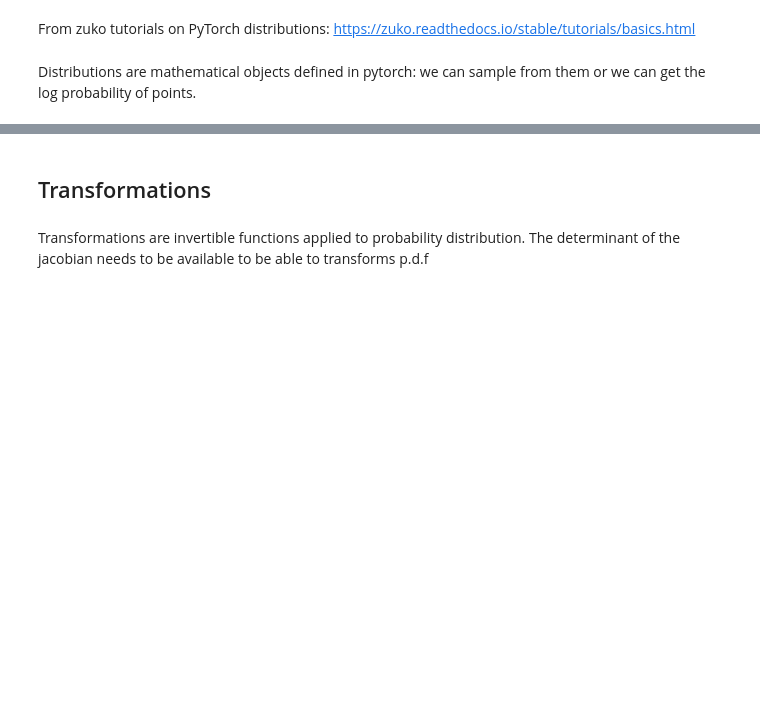
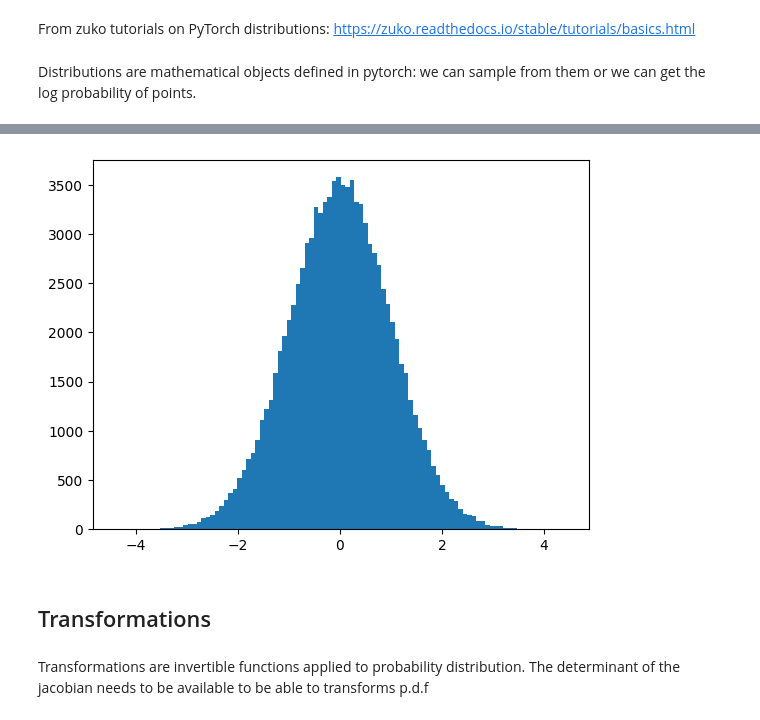
Before and after one commit to valsdav/PhDCourse_MLForPrecisionPhysics_2024, a Jupyter notebook: 4_NormalizingFlowsPlayground.ipynb, the cells around one changed output, grey strips where cells are left out. Saved outputs shown, nothing was run; the diff lists cells and outputs as text; code cells hidden in the pictures; blank space fills up the shorter version.

```diff
--- a/4_NormalizingFlowsPlayground.ipynb
+++ b/4_NormalizingFlowsPlayground.ipynb
@@ -26,3 +26,8 @@ x, log_p
+# %%
+x = distribution.sample((100000,))
+plt.hist(x, bins=100);
+# %% [output]
+[figure, added]
 # %% [markdown]
 ## Transformations
 # %% [markdown]
```
Also changed, not shown: parts of 34 cells of this notebook, 2 other files.
